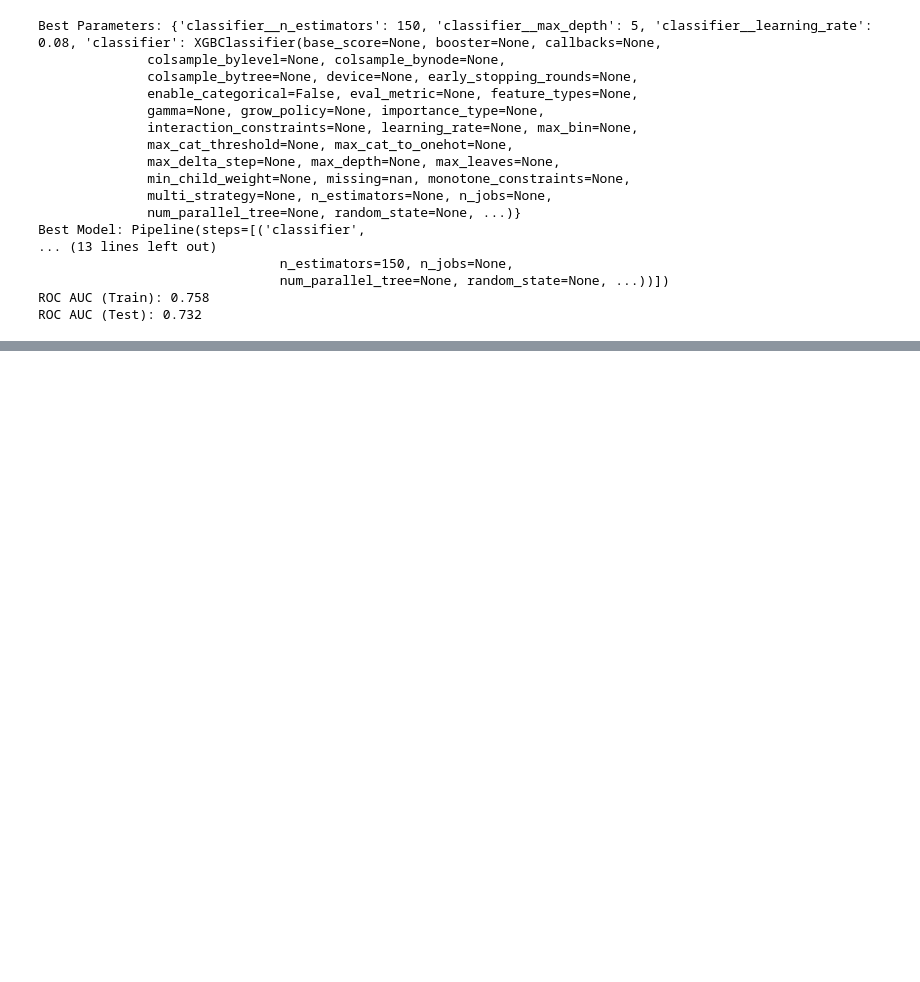
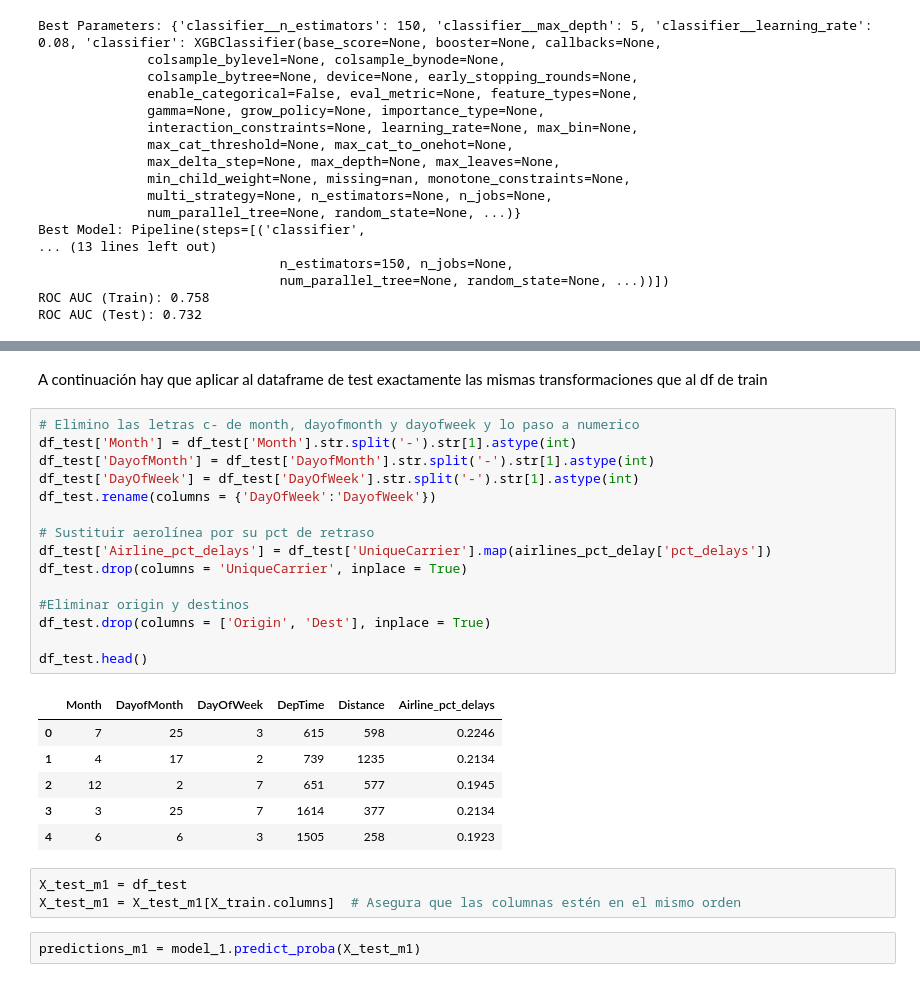
Before and after one commit to Estebancid/kaggle_flight_delays_prediction, a Jupyter notebook: predictor_delays.ipynb, the cells around one changed output, grey strips where cells are left out. Saved outputs shown, nothing was run; the diff lists cells and outputs as text; blank space fills up the shorter version.

Commit message:
solucion modelo 1

```diff
--- a/predictor_delays.ipynb
+++ b/predictor_delays.ipynb
@@ -454,0 +480,29 @@ ROC AUC (Test): 0.732
+# %% [markdown]
+A continuación hay que aplicar al dataframe de test exactamente las mismas transformaciones que al df de train
+# %%
+# Elimino las letras c- de month, dayofmonth y dayofweek y lo paso a numerico
+df_test['Month'] = df_test['Month'].str.split('-').str[1].astype(int)
+df_test['DayofMonth'] = df_test['DayofMonth'].str.split('-').str[1].astype(int)
+df_test['DayOfWeek'] = df_test['DayOfWeek'].str.split('-').str[1].astype(int)
+df_test.rename(columns = {'DayOfWeek':'DayofWeek'})
+
+# Sustituir aerolínea por su pct de retraso
+df_test['Airline_pct_delays'] = df_test['UniqueCarrier'].map(airlines_pct_delay['pct_delays'])
+df_test.drop(columns = 'UniqueCarrier', inplace = True)
+
+#Eliminar origin y destinos
+df_test.drop(columns = ['Origin', 'Dest'], inplace = True)
+
+df_test.head()
+# %% [output]
+|  | Month | DayofMonth | DayOfWeek | DepTime | Distance | Airline_pct_delays |
+| 0 | 7 | 25 | 3 | 615 | 598 | 0.2246 |
+| 1 | 4 | 17 | 2 | 739 | 1235 | 0.2134 |
+| 2 | 12 | 2 | 7 | 651 | 577 | 0.1945 |
+| 3 | 3 | 25 | 7 | 1614 | 377 | 0.2134 |
+| 4 | 6 | 6 | 3 | 1505 | 258 | 0.1923 |
+# %%
+X_test_m1 = df_test
+X_test_m1 = X_test_m1[X_train.columns]  # Asegura que las columnas estén en el mismo orden
+# %%
+predictions_m1 = model_1.predict_proba(X_test_m1)
```
Also changed, not shown: parts of 6 cells of this notebook, 1 other file.
